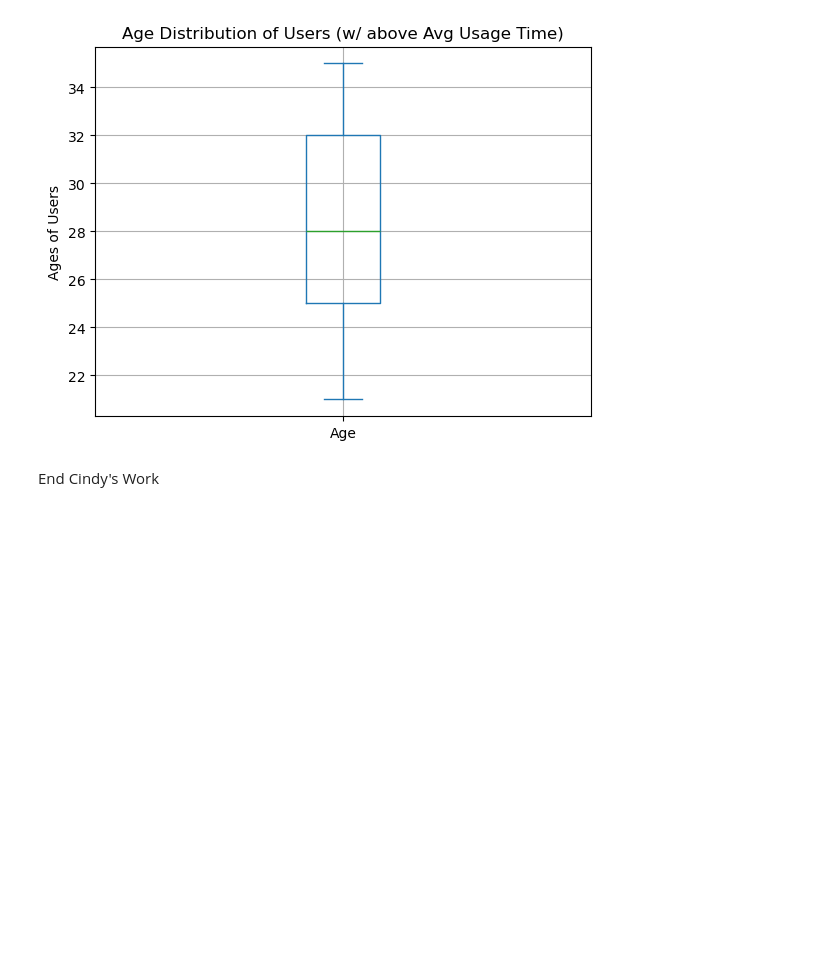
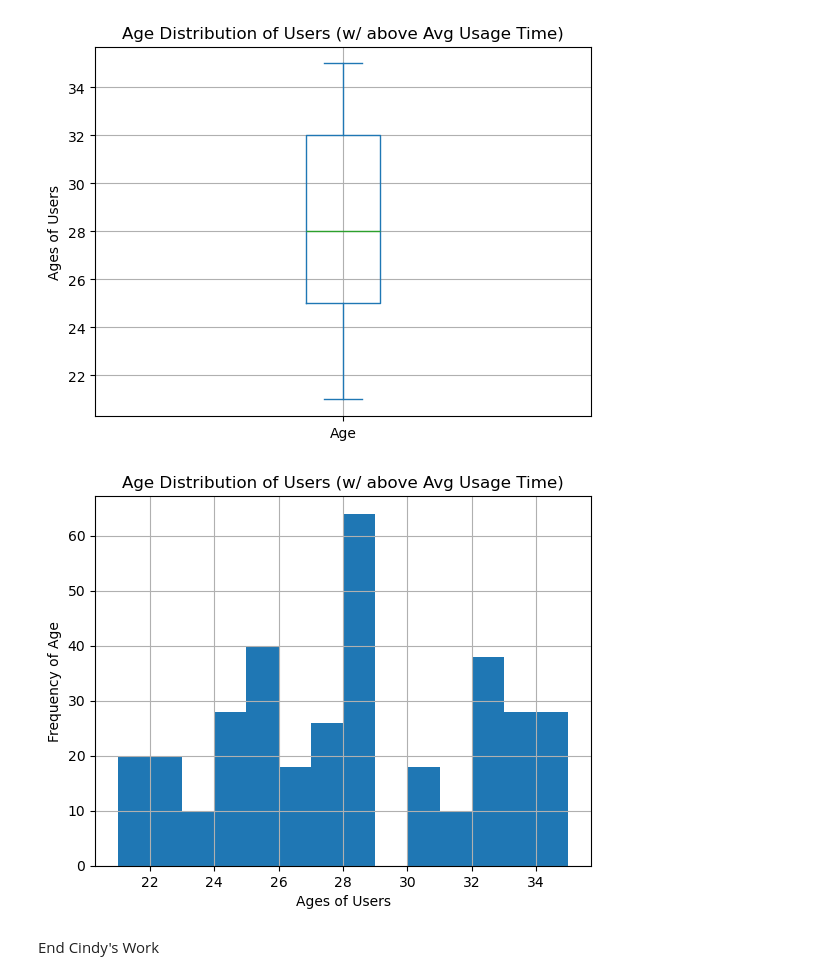
Before and after one commit to cindyd97/Analyzing-Social-Media-And-Emotions, a Jupyter notebook: Final Project/Final_Analysis.ipynb, the cells around one changed output. Drawn from its saved outputs; the diff is of its cells as text; code cells hidden in the pictures; blank space fills up the shorter version.

```diff
--- a/Final Project/Final_Analysis.ipynb
+++ b/Final Project/Final_Analysis.ipynb
@@ -122,5 +122,14 @@ The the median of Ages is: 28.0
 Ages below 14.5 could be outliers.
 Ages above 42.5 could be outliers.
 [figure]
+# %%
+plt.hist(cd_time2['Age'],bins=cd_age_amount2)
+plt.xlabel('Ages of Users')
+plt.ylabel('Frequency of Age')
+plt.title('Age Distribution of Users (w/ above Avg Usage Time)')
+plt.grid(True)
+plt.savefig("../Images/Exhibits-Cindy/age_time_histogram.png")
+# %% [output]
+[figure, added]
 # %% [markdown]
 End Cindy's Work
```
Also changed, not shown: parts of 1 cell of this notebook, 2 other files.
